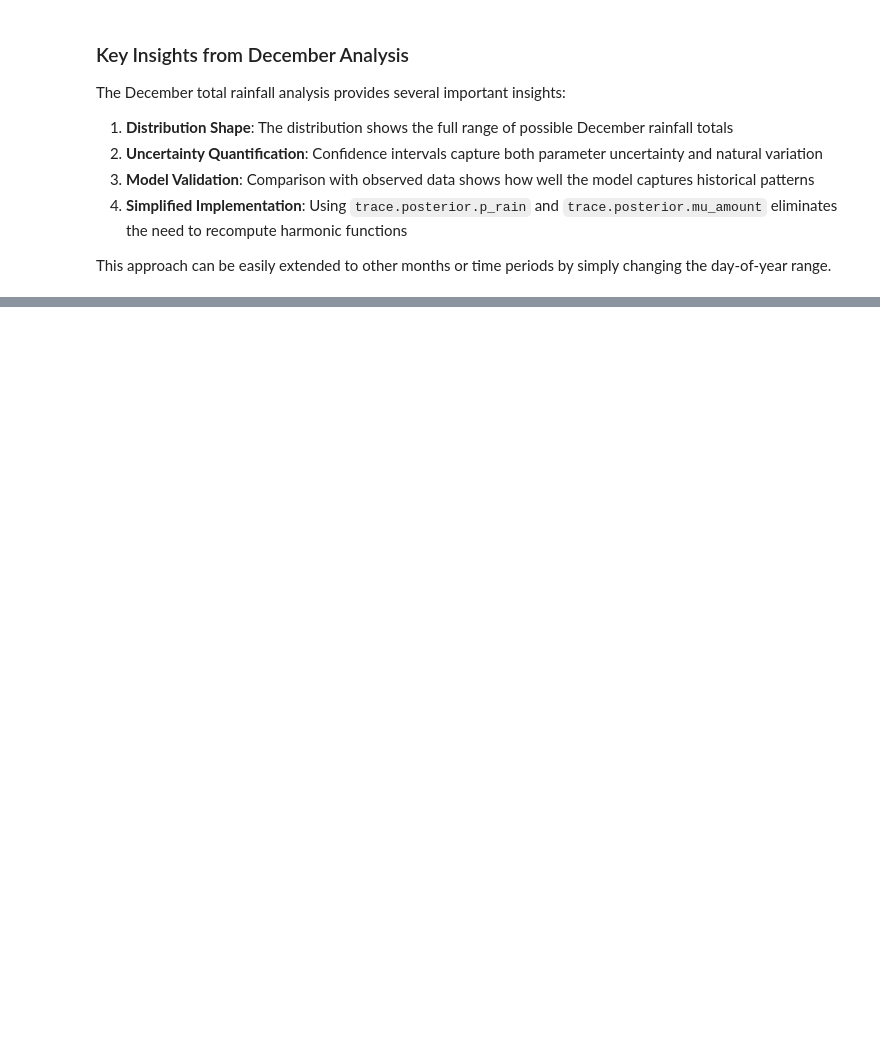
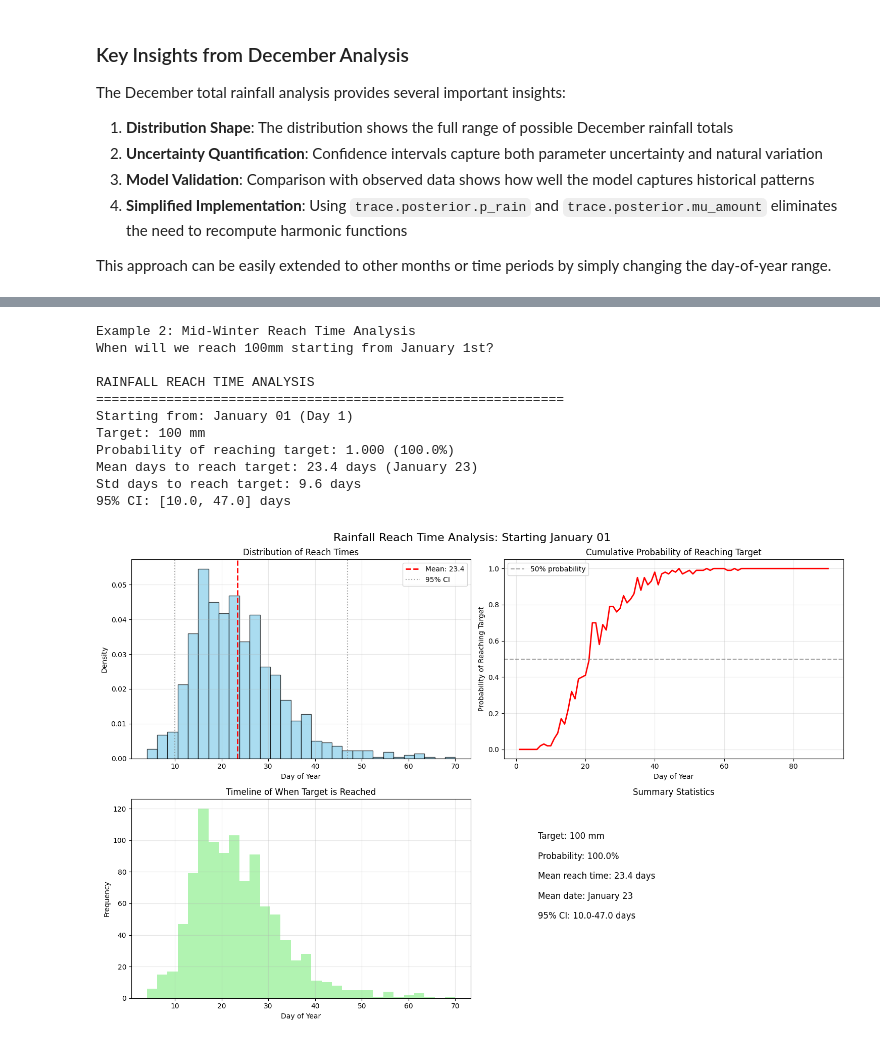
Before and after one commit to OliverEvans96/bayesian-rainfall, a Jupyter notebook: notebooks/Bayesian Rainfall.ipynb, the cells around one changed output, grey strips where cells are left out. Saved outputs shown, nothing was run; the diff lists cells and outputs as text; code cells hidden in the pictures; blank space fills up the shorter version.

```diff
--- a/notebooks/Bayesian Rainfall.ipynb
+++ b/notebooks/Bayesian Rainfall.ipynb
@@ -667,0 +847,23 @@ This approach can be easily extended to other months or time periods by simply c
+# %%
+# Example 2: Mid-winter reach time analysis
+print("Example 2: Mid-Winter Reach Time Analysis")
+print("When will we reach 100mm starting from January 1st?")
+print()
+
+jan_1 = 1  # January 1st
+winter_results = br.analysis.analyze_rainfall_reach_time(
+    trace, data, start_day=jan_1, target_mm=100, max_days=90, n_samples=1000, show_plots=True
+)
+# %% [output]
+Example 2: Mid-Winter Reach Time Analysis
+When will we reach 100mm starting from January 1st?
+
+RAINFALL REACH TIME ANALYSIS
+============================================================
+Starting from: January 01 (Day 1)
+Target: 100 mm
+Probability of reaching target: 1.000 (100.0%)
+Mean days to reach target: 23.4 days (January 23)
+Std days to reach target: 9.6 days
+95% CI: [10.0, 47.0] days
+[figure, added]
```
Also changed, not shown: parts of 19 cells of this notebook, 2 other files.
